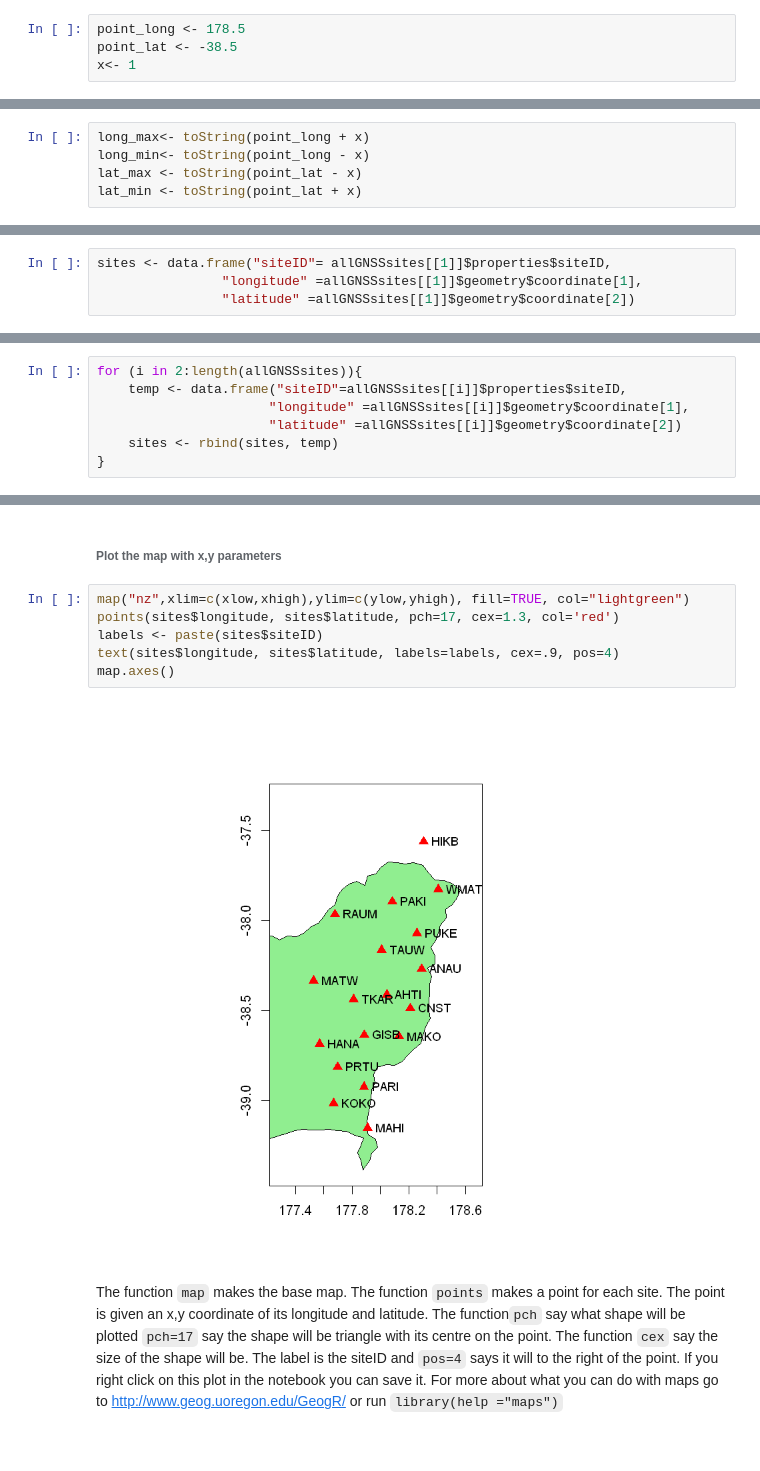
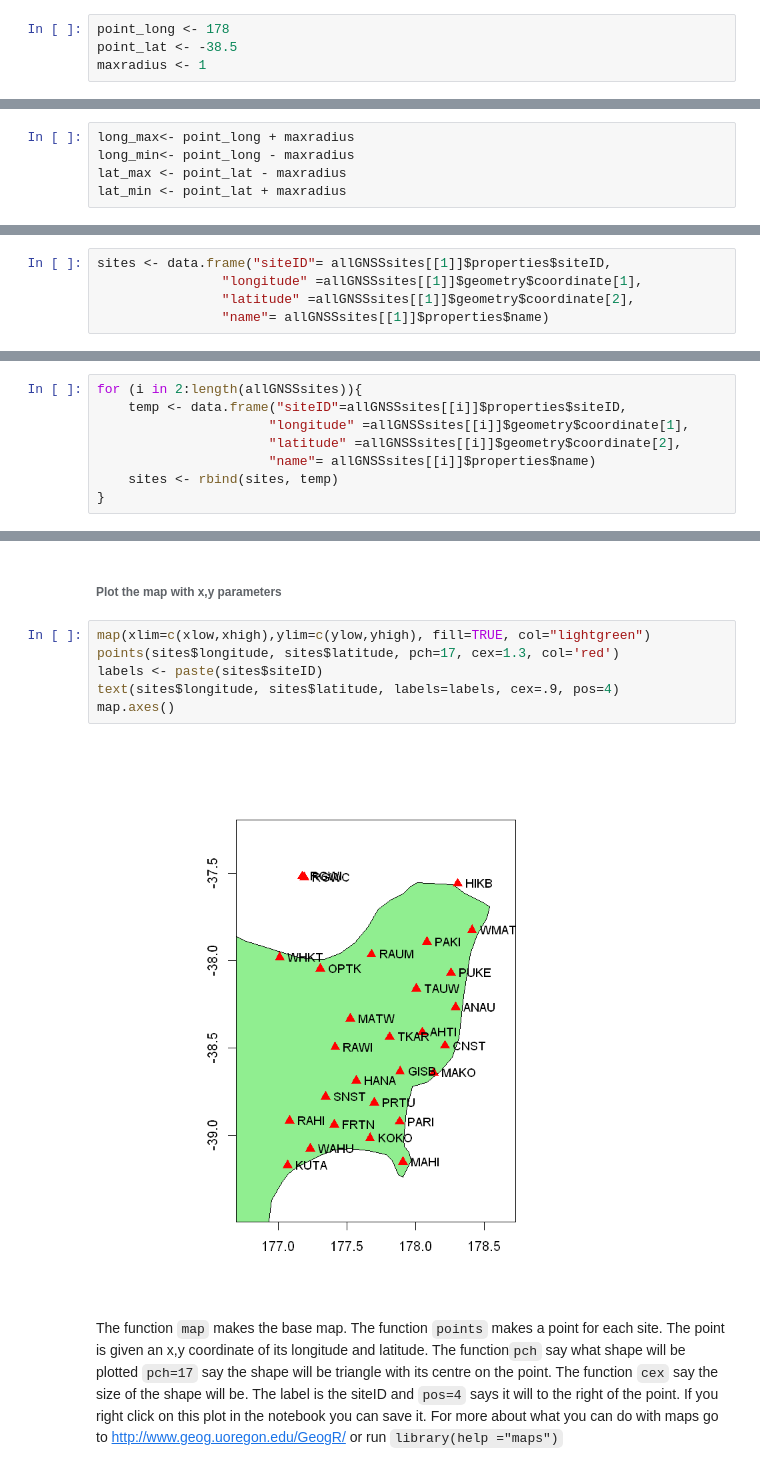
Before and after one commit to JenLowe/data_tutorials, a Jupyter notebook: GNSS_Data/R/Multiple_station_access_for_GNSS_data_in_R.ipynb, the cells around one changed output, grey strips where cells are left out. Cells and saved outputs as stored; diff of their text form.

```diff
--- a/GNSS_Data/R/Multiple_station_access_for_GNSS_data_in_R.ipynb
+++ b/GNSS_Data/R/Multiple_station_access_for_GNSS_data_in_R.ipynb
@@ -79,7 +73,7 @@ We want to look for sites which return GNSS data as such we set type to one of t
 # %% [markdown]
 ###### Define the longitude and latitude of the point of interest
 # %%
-point_long <- 178.5
+point_long <- 178
 point_lat <- -38.5
-x<- 1
+maxradius <- 1
 # %% [markdown]
@@ -87,9 +81,9 @@ Define the longitude and latitude of the point of interest as well as how far ou
 # %% [markdown]
 ###### Set parameters for area of interest.
 # %%
-long_max<- toString(point_long + x)
-long_min<- toString(point_long - x)
-lat_max <- toString(point_lat - x)
-lat_min <- toString(point_lat + x)
+long_max<- point_long + maxradius
+long_min<- point_long - maxradius
+lat_max <- point_lat - maxradius
+lat_min <- point_lat + maxradius
 # %% [markdown]
 This set the 4 edge points of the box we will look for GNSS sites in.
@@ -130,7 +133,8 @@ We only want to know the site ID,longitude and latitude of each site so I will m
 # %%
 sites <- data.frame("siteID"= allGNSSsites[[1]]$properties$siteID,
                 "longitude" =allGNSSsites[[1]]$geometry$coordinate[1],
-                "latitude" =allGNSSsites[[1]]$geometry$coordinate[2])
+                "latitude" =allGNSSsites[[1]]$geometry$coordinate[2],
+                "name"= allGNSSsites[[1]]$properties$name)
 # %% [markdown]
 Take the first `[[1]]` data point and extract the values for siteID, longitude and latitude. Then format this into a data frame
 # %% [markdown]
@@ -139,7 +143,8 @@ Take the first `[[1]]` data point and extract the values for siteID, longitude a
 for (i in 2:length(allGNSSsites)){
     temp <- data.frame("siteID"=allGNSSsites[[i]]$properties$siteID,
                       "longitude" =allGNSSsites[[i]]$geometry$coordinate[1],
-                      "latitude" =allGNSSsites[[i]]$geometry$coordinate[2])
+                      "latitude" =allGNSSsites[[i]]$geometry$coordinate[2],
+                      "name"= allGNSSsites[[i]]$properties$name)
     sites <- rbind(sites, temp)
 }
 # %% [markdown]
@@ -181,13 +186,13 @@ So that the data is not on the edge of the map we can make sure all points are a
 # %% [markdown]
 ###### Plot the map with x,y parameters
 # %%
-map("nz",xlim=c(xlow,xhigh),ylim=c(ylow,yhigh), fill=TRUE, col="lightgreen")
+map(xlim=c(xlow,xhigh),ylim=c(ylow,yhigh), fill=TRUE, col="lightgreen")
 points(sites$longitude, sites$latitude, pch=17, cex=1.3, col='red')
 labels <- paste(sites$siteID)
 text(sites$longitude, sites$latitude, labels=labels, cex=.9, pos=4)
 map.axes()
 # %% [output]
-[figure, old version]
+[figure, new version]
 # %% [markdown]
 The function `map` makes the base map. The function `points` makes a point for each site.
     The point is given an x,y coordinate of its longitude and latitude.
```
Also changed, not shown: parts of 18 cells of this notebook.
